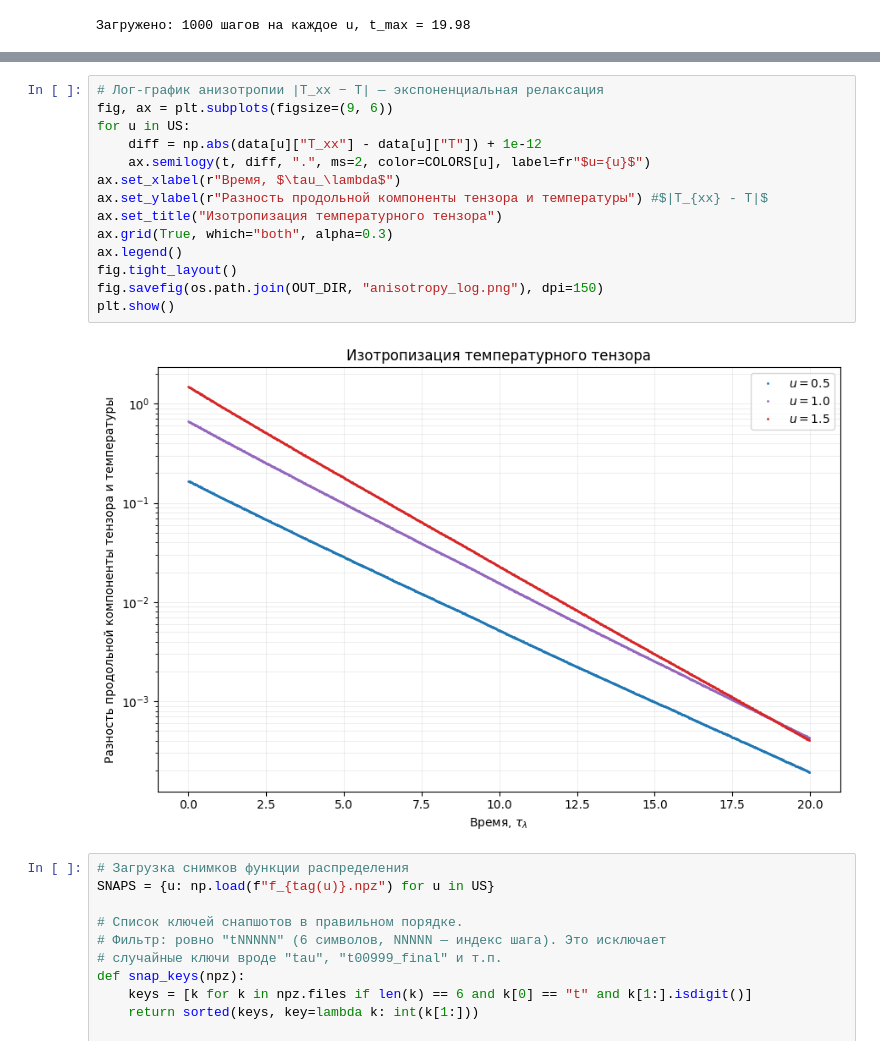
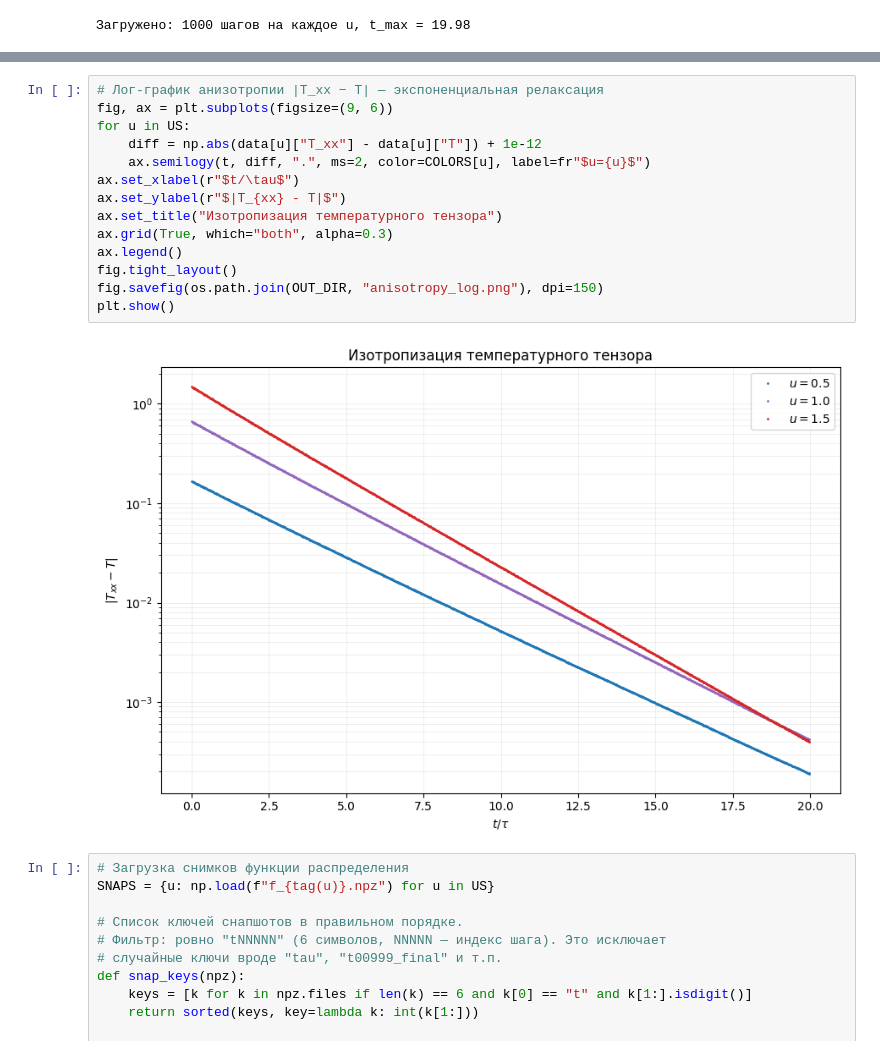
Before and after one commit to skyreaper925/npm, a Jupyter notebook: task0/data/relax.ipynb, the cells around one changed output, grey strips where cells are left out. Drawn from its saved outputs; the diff is of its cells as text.

```diff
--- a/task0/data/relax.ipynb
+++ b/task0/data/relax.ipynb
@@ -102,19 +102,19 @@ plt.show()
 # %%
 # Лог-график анизотропии |T_xx − T| — экспоненциальная релаксация
 fig, ax = plt.subplots(figsize=(9, 6))
 for u in US:
     diff = np.abs(data[u]["T_xx"] - data[u]["T"]) + 1e-12
     ax.semilogy(t, diff, ".", ms=2, color=COLORS[u], label=fr"$u={u}$")
-ax.set_xlabel(r"Время, $\tau_\lambda$")
-ax.set_ylabel(r"Разность продольной компоненты тензора и температуры") #$|T_{xx} - T|$
+ax.set_xlabel(r"$t/\tau$")
+ax.set_ylabel(r"$|T_{xx} - T|$")
 ax.set_title("Изотропизация температурного тензора")
 ax.grid(True, which="both", alpha=0.3)
 ax.legend()
 fig.tight_layout()
 fig.savefig(os.path.join(OUT_DIR, "anisotropy_log.png"), dpi=150)
 plt.show()
 # %% [output]
-[figure, old version]
+[figure, new version]
 # %%
 # Загрузка снимков функции распределения
 SNAPS = {u: np.load(f"f_{tag(u)}.npz") for u in US}
```
Also changed, not shown: parts of 4 cells of this notebook, 24 other files.
